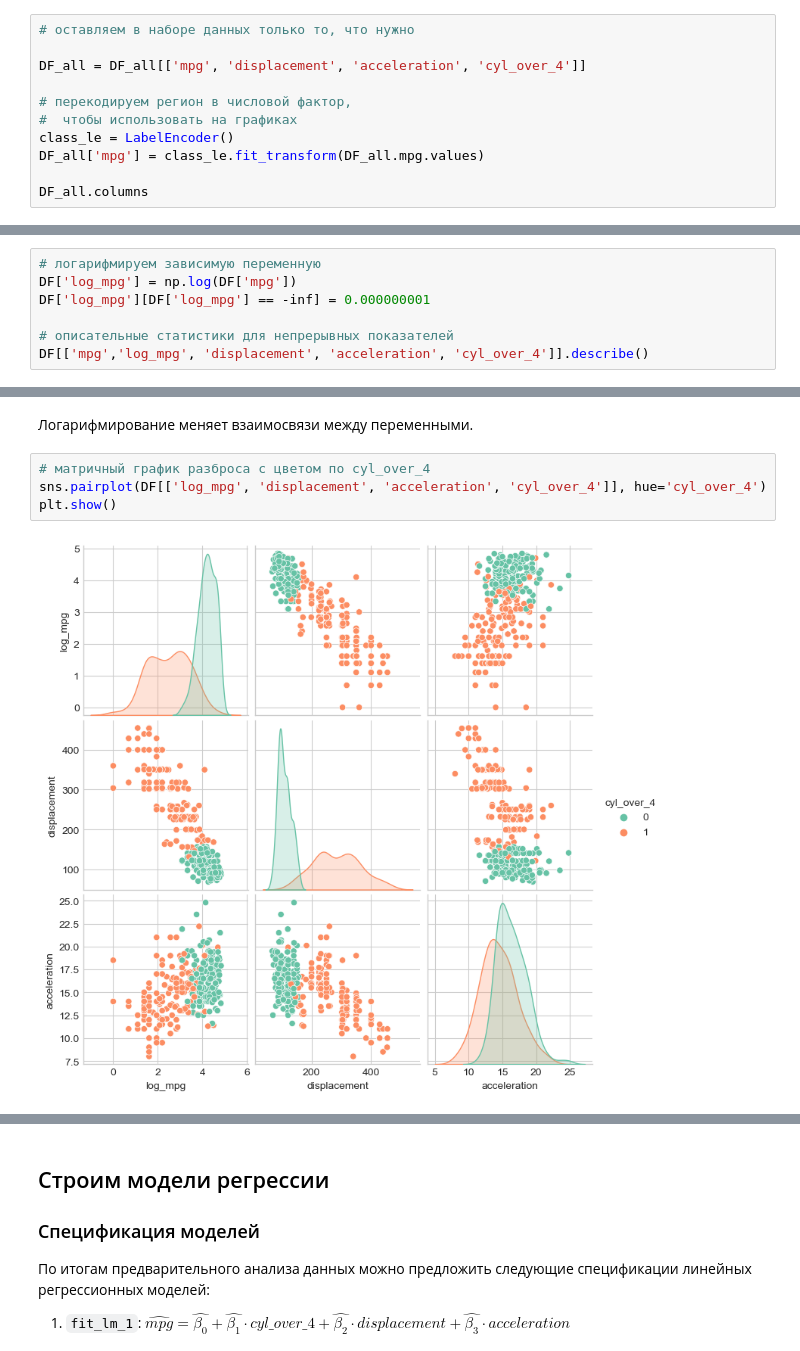
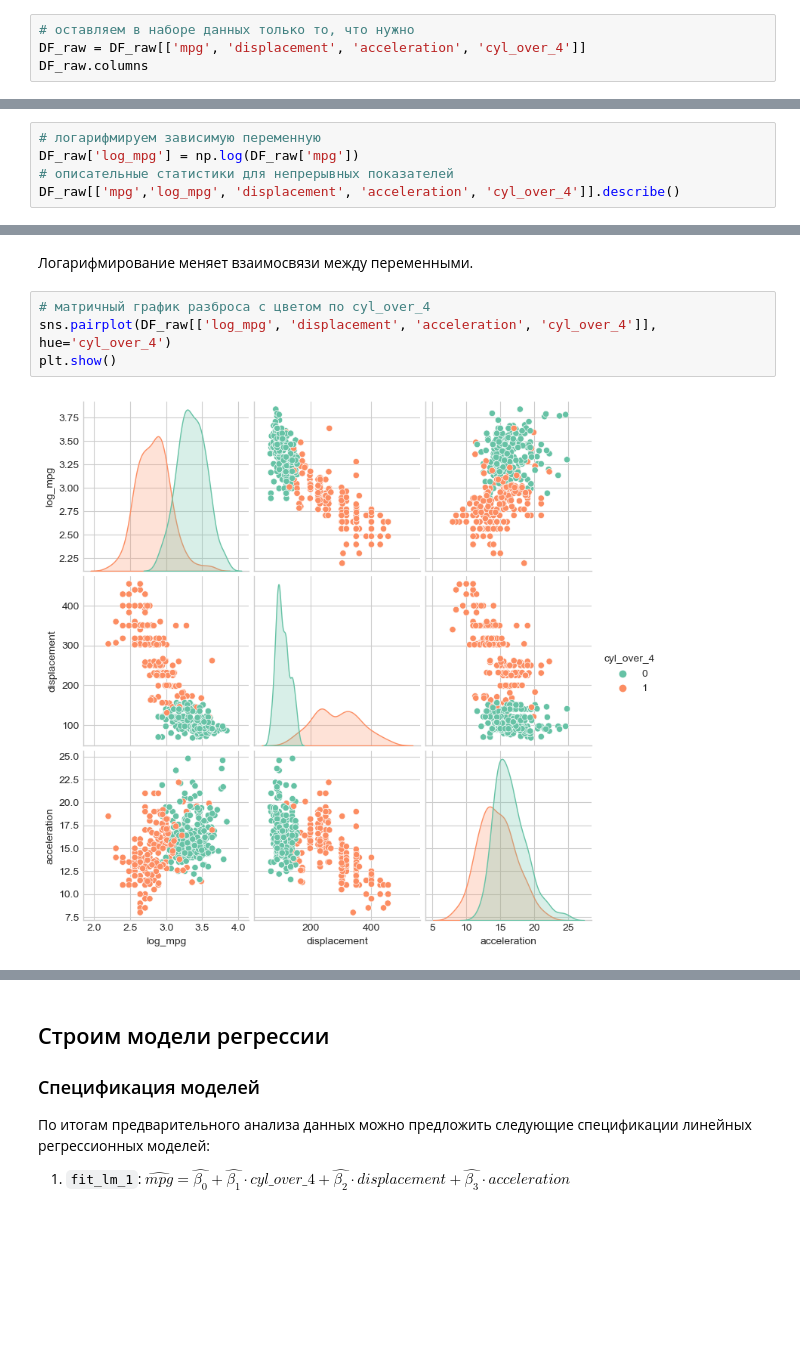
Before and after one commit to Crxdu/MiTMO, a Jupyter notebook: lab2/labrab2.ipynb, the cells around one changed output, grey strips where cells are left out. Cells and saved outputs as stored; diff of their text form; blank space fills up the shorter version.

```diff
--- a/lab2/labrab2.ipynb
+++ b/lab2/labrab2.ipynb
@@ -182,14 +136,7 @@ DF_all.iloc[:, 8:].head()
 # %%
 # оставляем в наборе данных только то, что нужно
-
-DF_all = DF_all[['mpg', 'displacement', 'acceleration', 'cyl_over_4']]
-
-# перекодируем регион в числовой фактор,
-#  чтобы использовать на графиках
-class_le = LabelEncoder()
-DF_all['mpg'] = class_le.fit_transform(DF_all.mpg.values)
-
-DF_all.columns
+DF_raw = DF_raw[['mpg', 'displacement', 'acceleration', 'cyl_over_4']]
+DF_raw.columns
 # %% [output]
 Index(['mpg', 'displacement', 'acceleration', 'cyl_over_4'], dtype='object')
 # %%
@@ -326,9 +269,7 @@ corr_mat
 Важным допущением линейной регрессии является нормальность зависимой переменной. Чтобы добиться нормального распределения, используют логарифмирование либо преобразование Бокса-Кокса. В этой лабораторной остановимся на логарифмировании.
 # %%
 # логарифмируем зависимую переменную
-DF['log_mpg'] = np.log(DF['mpg'])
-DF['log_mpg'][DF['log_mpg'] == -inf] = 0.000000001
-
+DF_raw['log_mpg'] = np.log(DF_raw['mpg'])
 # описательные статистики для непрерывных показателей
-DF[['mpg','log_mpg', 'displacement', 'acceleration', 'cyl_over_4']].describe()
+DF_raw[['mpg','log_mpg', 'displacement', 'acceleration', 'cyl_over_4']].describe()
 # %% [output]
@@ -368,9 +305,9 @@ log_mpg Statistics=0.92, p=0.0000
 Логарифмирование меняет взаимосвязи между переменными.
 # %%
 # матричный график разброса с цветом по cyl_over_4
-sns.pairplot(DF[['log_mpg', 'displacement', 'acceleration', 'cyl_over_4']], hue='cyl_over_4')
+sns.pairplot(DF_raw[['log_mpg', 'displacement', 'acceleration', 'cyl_over_4']], hue='cyl_over_4')
 plt.show()
 # %% [output]
-[figure, old version]
+[figure, new version]
 # %%
 # корреляционная матрица по классу не курильщиков
```
Also changed, not shown: parts of 40 cells of this notebook.
